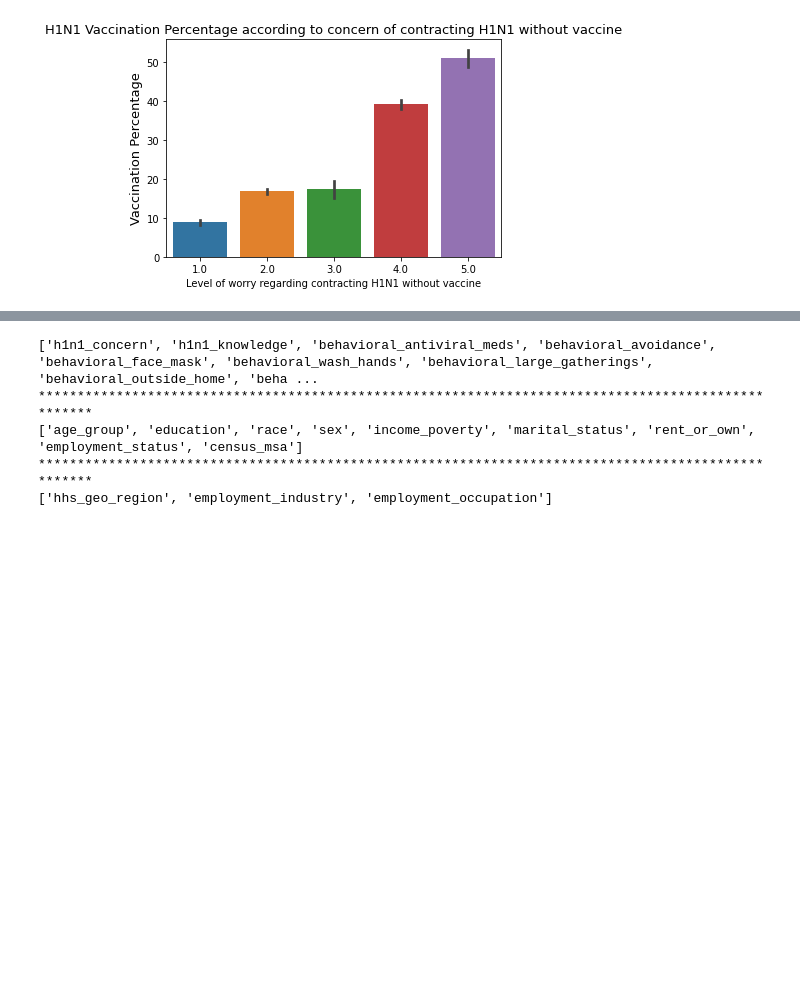
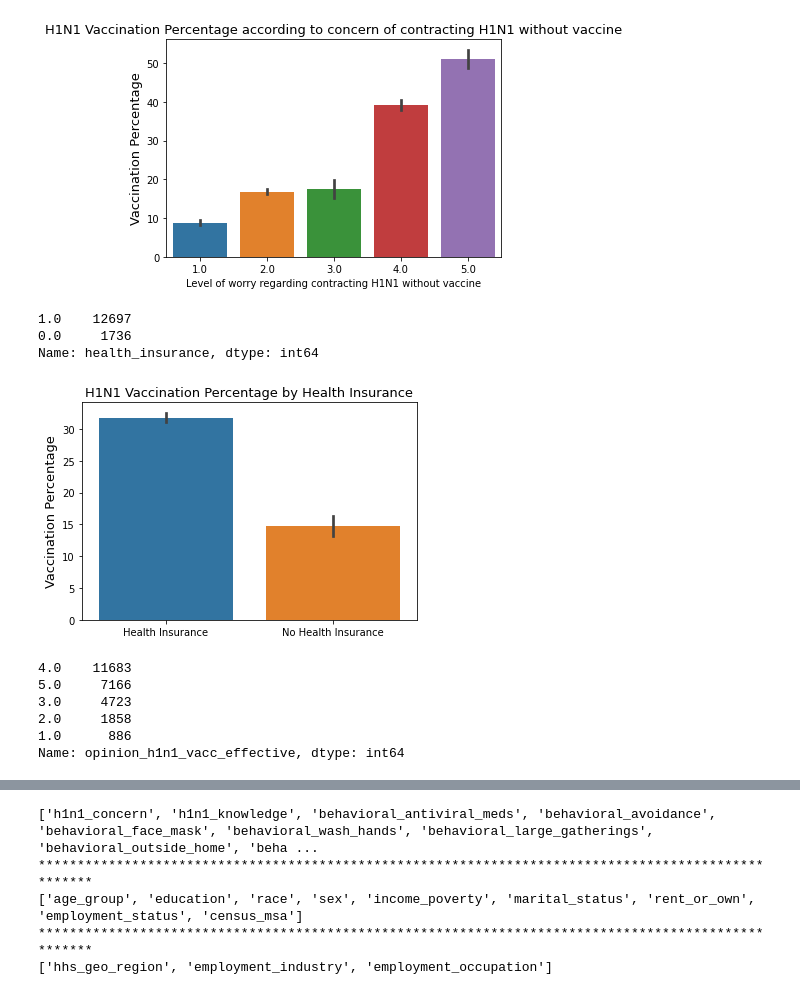
Before and after one commit to emykes/Flu_Vaccination_ML, a Jupyter notebook: Notebooks/Brooke/Brooke_EDA.ipynb, the cells around one changed output, grey strips where cells are left out. Cells and saved outputs as stored; diff of their text form; code cells hidden in the pictures; blank space fills up the shorter version.

```diff
--- a/Notebooks/Brooke/Brooke_EDA.ipynb
+++ b/Notebooks/Brooke/Brooke_EDA.ipynb
@@ -291,3 +293,34 @@ risk.set_ylabel('Vaccination Percentage', fontsize=13)
 risk.set_title('H1N1 Vaccination Percentage according to concern of contracting H1N1 without vaccine', fontsize=13);
 # %% [output]
 [figure]
+# %%
+df2['health_insurance'].value_counts()
+# %% [output]
+1.0    12697
+0.0     1736
+Name: health_insurance, dtype: int64
+# %%
+
+ins_dict = {1: 'Health Insurance',
+           0: 'No Health Insurance'}
+# %%
+
+df2['health_ins_words'] = df2['health_insurance'].replace(ins_dict)
+# %%
+# Health Insurance
+ins = sns.barplot(x=df2['health_ins_words'], y=df2['h1n1_vaccine']*100)
+ins.set_xlabel('')
+ins.set_ylabel('Vaccination Percentage', fontsize=13)
+ins.set_title('H1N1 Vaccination Percentage by Health Insurance', fontsize=13);
+# %% [output]
+[figure, added]
+# %%
+
+df2['opinion_h1n1_vacc_effective'].value_counts()
+# %% [output]
+4.0    11683
+5.0     7166
+3.0     4723
+2.0     1858
+1.0      886
+Name: opinion_h1n1_vacc_effective, dtype: int64
```
Also changed, not shown: parts of 15 cells of this notebook.
